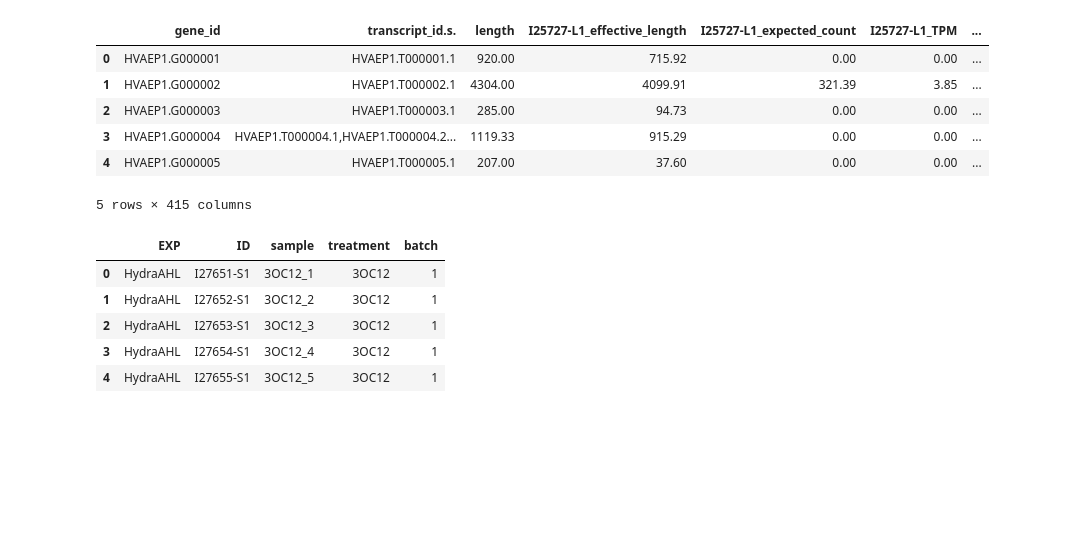
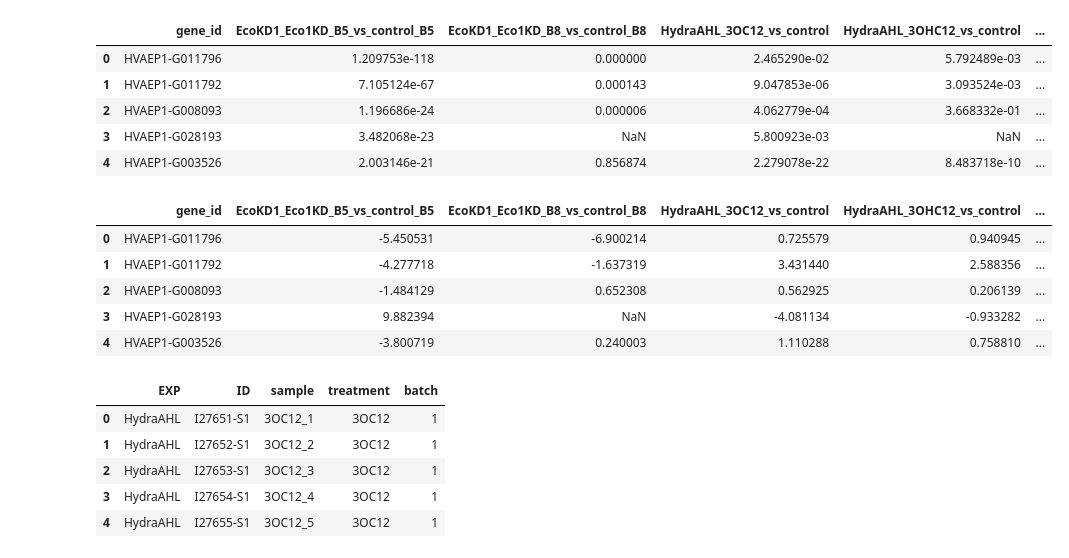
Before and after one commit to Kanomble/hydra_clustering, a Jupyter notebook: scripts/differential_expression_across_experiments.ipynb, the cells around one changed output. Saved outputs shown, nothing was run; the diff lists cells and outputs as text; code cells hidden in the pictures; blank space fills up the shorter version.

```diff
--- a/scripts/differential_expression_across_experiments.ipynb
+++ b/scripts/differential_expression_across_experiments.ipynb
@@ -7,12 +10,24 @@ from sklearn.preprocessing import MinMaxScaler, StandardScaler
 # %%
-diff_exp_table = pd.read_csv("../results/deseq2_rsem/hydra_all_counts.tsv", sep="\t")
+#diff_exp_table = pd.read_csv("../results/deseq2_rsem/hydra_all_counts.tsv", sep="\t")
+diff_exp_table = pd.read_csv("../results/deseq2_rsem/hydra_all_deseq2_lg2_t_to_g.tsv", sep="\t")
+p_value_table = pd.read_csv("../results/deseq2_rsem/hydra_all_deseq2_pvalues_t_to_g.tsv", sep="\t")
+# %%
+p_value_table.rename(columns={"ID":"gene_id"}, inplace=True)
+p_value_table.head()
+# %% [output]
+|  | gene_id | EcoKD1_Eco1KD_B5_vs_control_B5 | EcoKD1_Eco1KD_B8_vs_control_B8 | HydraAHL_3OC12_vs_control | HydraAHL_3OHC12_vs_control | ... |
+| 0 | HVAEP1-G011796 | 1.209753e-118 | 0.000000 | 2.465290e-02 | 5.792489e-03 | ... |
+| 1 | HVAEP1-G011792 | 7.105124e-67 | 0.000143 | 9.047853e-06 | 3.093524e-03 | ... |
+| 2 | HVAEP1-G008093 | 1.196686e-24 | 0.000006 | 4.062779e-04 | 3.668332e-01 | ... |
+| 3 | HVAEP1-G028193 | 3.482068e-23 | NaN | 5.800923e-03 | NaN | ... |
+| 4 | HVAEP1-G003526 | 2.003146e-21 | 0.856874 | 2.279078e-22 | 8.483718e-10 | ... |
 # %%
+diff_exp_table.rename(columns={"ID":"gene_id"}, inplace=True)
 diff_exp_table.head()
 # %% [output]
-|  | gene_id | transcript_id.s. | length | I25727-L1_effective_length | I25727-L1_expected_count | I25727-L1_TPM | ... |
-| 0 | HVAEP1.G000001 | HVAEP1.T000001.1 | 920.00 | 715.92 | 0.00 | 0.00 | ... |
-| 1 | HVAEP1.G000002 | HVAEP1.T000002.1 | 4304.00 | 4099.91 | 321.39 | 3.85 | ... |
-| 2 | HVAEP1.G000003 | HVAEP1.T000003.1 | 285.00 | 94.73 | 0.00 | 0.00 | ... |
-| 3 | HVAEP1.G000004 | HVAEP1.T000004.1,HVAEP1.T000004.2... | 1119.33 | 915.29 | 0.00 | 0.00 | ... |
-| 4 | HVAEP1.G000005 | HVAEP1.T000005.1 | 207.00 | 37.60 | 0.00 | 0.00 | ... |
+|  | gene_id | EcoKD1_Eco1KD_B5_vs_control_B5 | EcoKD1_Eco1KD_B8_vs_control_B8 | HydraAHL_3OC12_vs_control | HydraAHL_3OHC12_vs_control | ... |
+| 0 | HVAEP1-G011796 | -5.450531 | -6.900214 | 0.725579 | 0.940945 | ... |
+| 1 | HVAEP1-G011792 | -4.277718 | -1.637319 | 3.431440 | 2.588356 | ... |
+| 2 | HVAEP1-G008093 | -1.484129 | 0.652308 | 0.562925 | 0.206139 | ... |
+| 3 | HVAEP1-G028193 | 9.882394 | NaN | -4.081134 | -0.933282 | ... |
+| 4 | HVAEP1-G003526 | -3.800719 | 0.240003 | 1.110288 | 0.758810 | ... |
-5 rows × 415 columns
```
Also changed, not shown: parts of 20 cells of this notebook.
